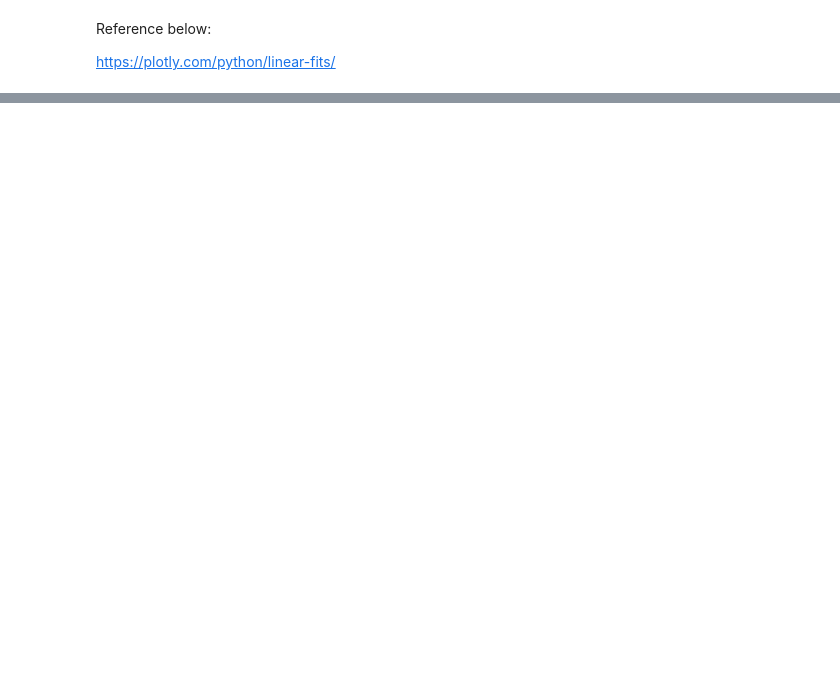
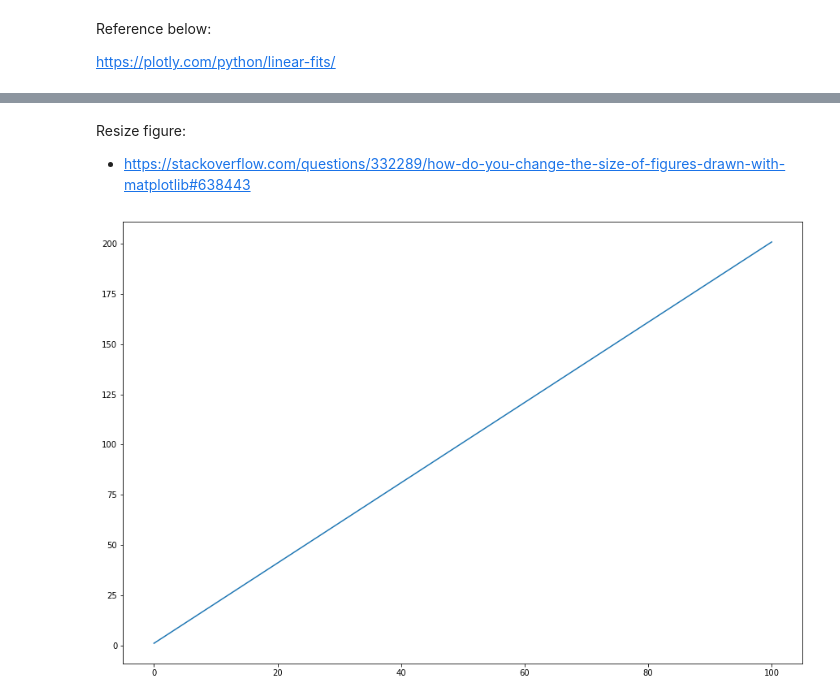
Before and after one commit to mpruna/MachineLearning_Evaluation, a Jupyter notebook: plotly_linear_model.ipynb, the cells around one changed output, grey strips where cells are left out. Saved outputs shown, nothing was run; the diff lists cells and outputs as text; code cells hidden in the pictures; blank space fills up the shorter version.

```diff
--- a/plotly_linear_model.ipynb
+++ b/plotly_linear_model.ipynb
@@ -13,0 +26,12 @@ fig.show()
+# %% [markdown]
+Resize figure:
+* https://stackoverflow.com/questions/332289/how-do-you-change-the-size-of-figures-drawn-with-matplotlib#638443
+# %%
+x = np.linspace(0, 100, 50)
+y = 2*x + 1
+
+fig, ax = plt.subplots(figsize=(15, 10))
+plt.plot(x, y)
+plt.show()
+# %% [output]
+[figure, added]
```
Also changed, not shown: parts of 11 cells of this notebook, 1 other file.
